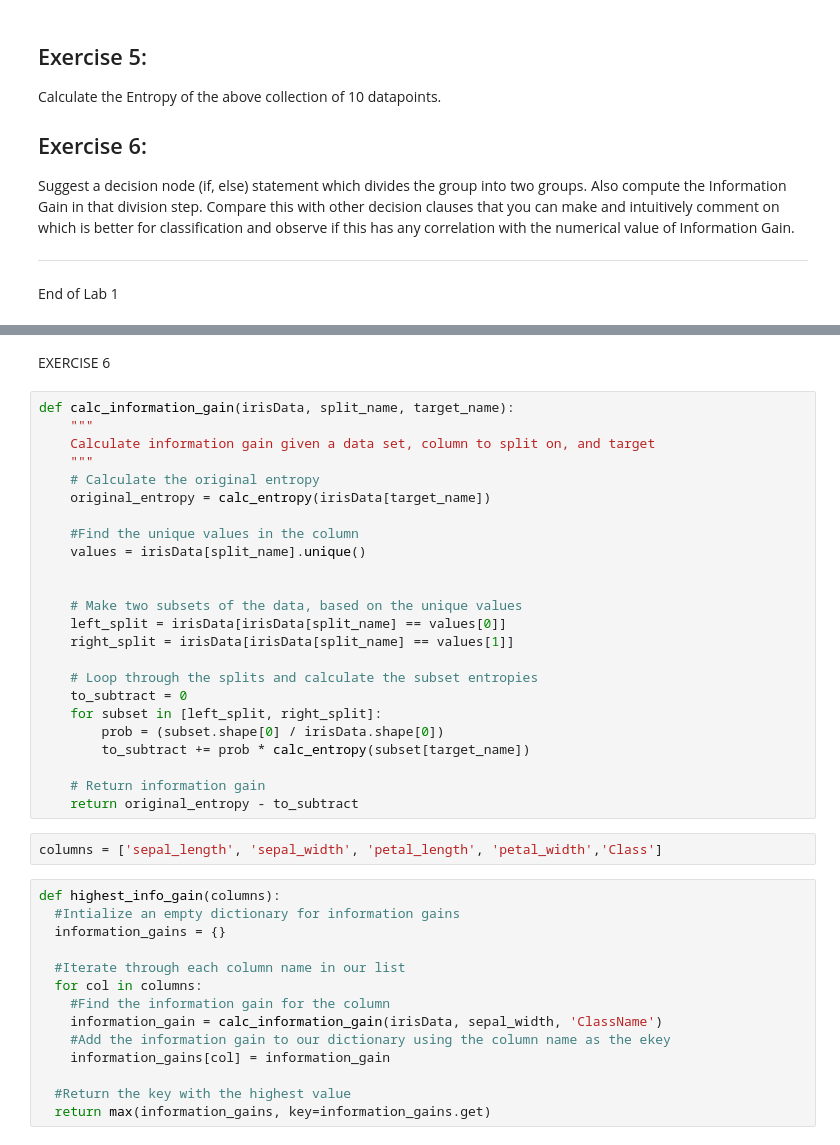
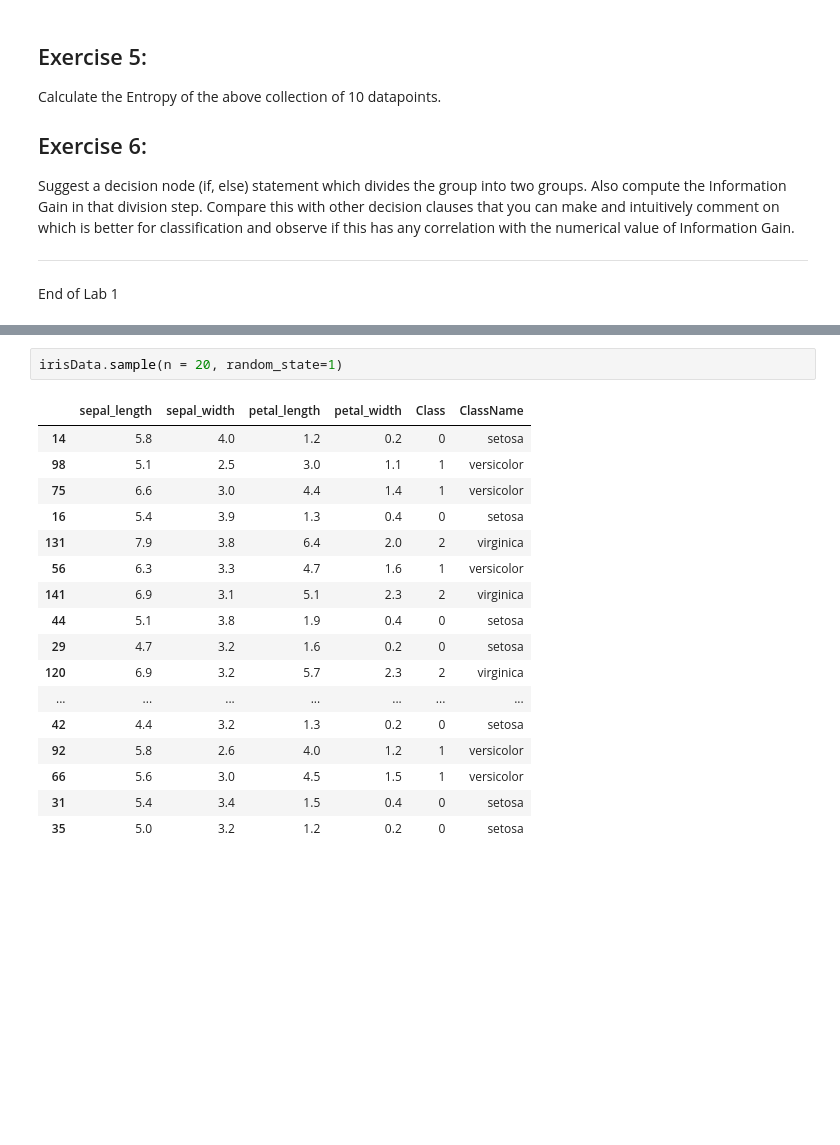
Before and after one commit to Prashanth1019/FMML_COURSE_ASSIGNMENT, a Jupyter notebook: FMML_ClassificationII_Lab2.ipynb, the cells around one changed output, grey strips where cells are left out. Cells and saved outputs as stored; diff of their text form; blank space fills up the shorter version.

```diff
--- a/FMML_ClassificationII_Lab2.ipynb
+++ b/FMML_ClassificationII_Lab2.ipynb
@@ -309,42 +253,20 @@ Entropy of the first 10 item is 1.571
-# %% [markdown]
-EXERCISE 6
-# %%
-def calc_information_gain(irisData, split_name, target_name):
-    """
-    Calculate information gain given a data set, column to split on, and target
-    """
-    # Calculate the original entropy
-    original_entropy = calc_entropy(irisData[target_name])
-
-    #Find the unique values in the column
-    values = irisData[split_name].unique()
-
-
-    # Make two subsets of the data, based on the unique values
-    left_split = irisData[irisData[split_name] == values[0]]
-    right_split = irisData[irisData[split_name] == values[1]]
-
-    # Loop through the splits and calculate the subset entropies
-    to_subtract = 0
-    for subset in [left_split, right_split]:
-        prob = (subset.shape[0] / irisData.shape[0])
-        to_subtract += prob * calc_entropy(subset[target_name])
-
-    # Return information gain
-    return original_entropy - to_subtract
-# %%
-columns = ['sepal_length', 'sepal_width', 'petal_length', 'petal_width','Class']
-# %%
-def highest_info_gain(columns):
-  #Intialize an empty dictionary for information gains
-  information_gains = {}
-
-  #Iterate through each column name in our list
-  for col in columns:
-    #Find the information gain for the column
-    information_gain = calc_information_gain(irisData, sepal_width, 'ClassName')
-    #Add the information gain to our dictionary using the column name as the ekey
-    information_gains[col] = information_gain
-
-  #Return the key with the highest value
-  return max(information_gains, key=information_gains.get)
+# %%
+irisData.sample(n = 20, random_state=1)
+# %% [output]
+|  | sepal_length | sepal_width | petal_length | petal_width | Class | ClassName |
+| 14 | 5.8 | 4.0 | 1.2 | 0.2 | 0 | setosa |
+| 98 | 5.1 | 2.5 | 3.0 | 1.1 | 1 | versicolor |
+| 75 | 6.6 | 3.0 | 4.4 | 1.4 | 1 | versicolor |
+| 16 | 5.4 | 3.9 | 1.3 | 0.4 | 0 | setosa |
+| 131 | 7.9 | 3.8 | 6.4 | 2.0 | 2 | virginica |
+| 56 | 6.3 | 3.3 | 4.7 | 1.6 | 1 | versicolor |
+| 141 | 6.9 | 3.1 | 5.1 | 2.3 | 2 | virginica |
+| 44 | 5.1 | 3.8 | 1.9 | 0.4 | 0 | setosa |
+| 29 | 4.7 | 3.2 | 1.6 | 0.2 | 0 | setosa |
+| 120 | 6.9 | 3.2 | 5.7 | 2.3 | 2 | virginica |
+| ... | ... | ... | ... | ... | ... | ... |
+| 42 | 4.4 | 3.2 | 1.3 | 0.2 | 0 | setosa |
+| 92 | 5.8 | 2.6 | 4.0 | 1.2 | 1 | versicolor |
+| 66 | 5.6 | 3.0 | 4.5 | 1.5 | 1 | versicolor |
+| 31 | 5.4 | 3.4 | 1.5 | 0.4 | 0 | setosa |
+| 35 | 5.0 | 3.2 | 1.2 | 0.2 | 0 | setosa |
```
Also changed, not shown: parts of 13 cells of this notebook.
